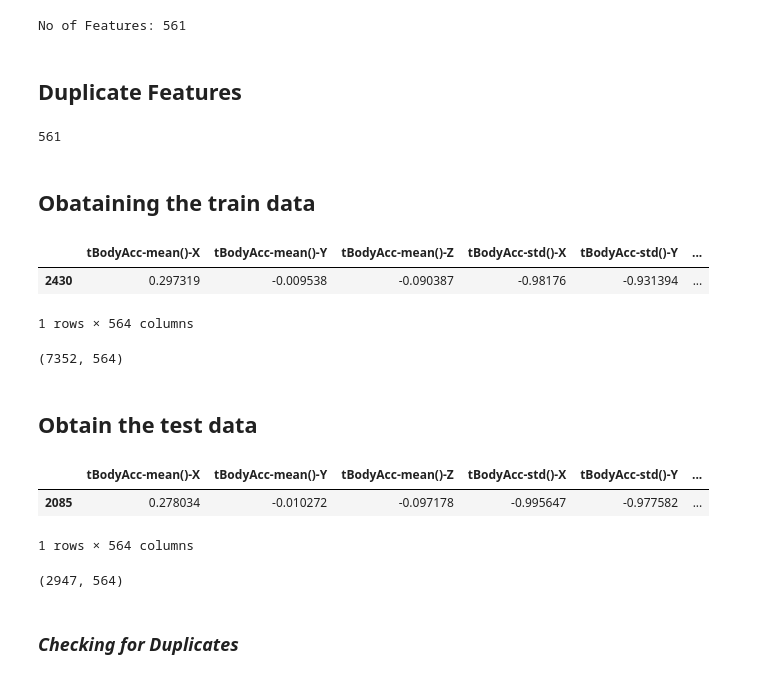
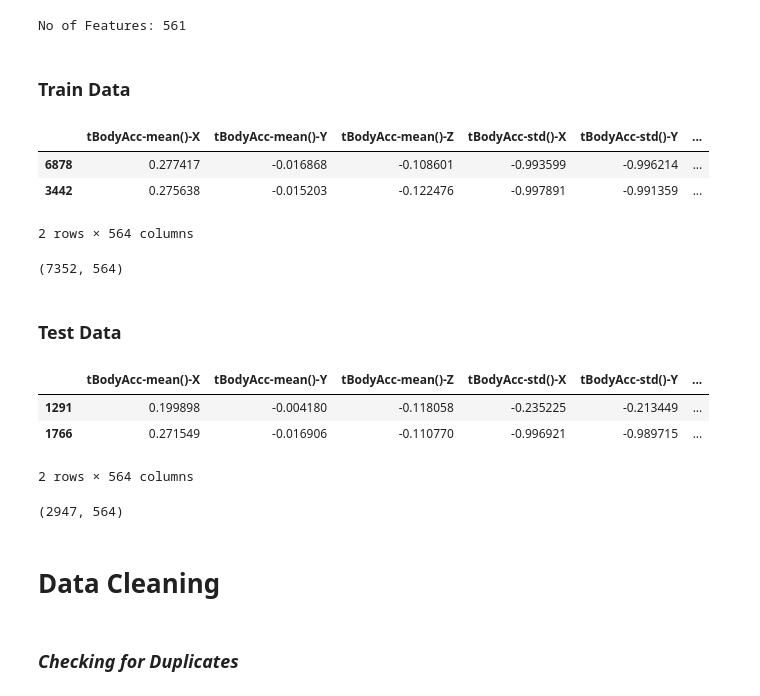
Before and after one commit to Aniket-tempest/HAR-EmployeeIdentification, a Jupyter notebook: HAR_DataPrep.ipynb, the cells around one changed output. Cells and saved outputs as stored; diff of their text form; code cells hidden in the pictures.

```diff
--- a/HAR_DataPrep.ipynb
+++ b/HAR_DataPrep.ipynb
@@ -20,55 +31,38 @@ with open('drive/MyDrive/UCI HAR Dataset/features.txt') as f:
 # %% [output]
 No of Features: 561
-# %% [markdown]
-## Duplicate Features
-# %%
-seen = set()
-uniq_features = []
-for idx, x in enumerate(features):
-    if x not in seen:
-        uniq_features.append(x)
-        seen.add(x)
-    elif x + 'n' not in seen:
-        uniq_features.append(x + 'n')
-        seen.add(x + 'n')
-    else:
-        uniq_features.append(x + 'nn')
-        seen.add(x + 'nn')
-len(uniq_features)
-# %% [output]
-561
-# %% [markdown]
-## Obataining the train data
+# %% [markdown]
+### Train Data
 # %%
 # get the data from txt files to pandas dataffame
-X_train = pd.read_csv('drive/MyDrive/UCI HAR Dataset/train/X_train.txt', delim_whitespace=True, header=None, names=uniq_features)
-
-# # add subject column to the dataframe
+X_train = pd.read_csv('drive/MyDrive/UCI HAR Dataset/train/X_train.txt', delim_whitespace=True, header=None)
+X_train.columns = [features]
+# add subject column to the dataframe
 X_train['subject'] = pd.read_csv('drive/MyDrive/UCI HAR Dataset/train/subject_train.txt', header=None, squeeze=True)
 
 y_train = pd.read_csv('drive/MyDrive/UCI HAR Dataset/train/y_train.txt', names=['Activity'], squeeze=True)
 y_train_labels = y_train.map({1: 'WALKING', 2:'WALKING_UPSTAIRS',3:'WALKING_DOWNSTAIRS',\
                        4:'SITTING', 5:'STANDING',6:'LAYING'})
 
-# # put all columns in a single dataframe
+# put all columns in a single dataframe
 train = X_train
 train['Activity'] = y_train
 train['ActivityName'] = y_train_labels
-train.sample()
+train.sample(2)
 # %% [output]
 |  | tBodyAcc-mean()-X | tBodyAcc-mean()-Y | tBodyAcc-mean()-Z | tBodyAcc-std()-X | tBodyAcc-std()-Y | ... |
-| 2430 | 0.297319 | -0.009538 | -0.090387 | -0.98176 | -0.931394 | ... |
+| 6878 | 0.277417 | -0.016868 | -0.108601 | -0.993599 | -0.996214 | ... |
+| 3442 | 0.275638 | -0.015203 | -0.122476 | -0.997891 | -0.991359 | ... |
-1 rows × 564 columns
+2 rows × 564 columns
 # %%
 train.shape
 # %% [output]
 (7352, 564)
-# %% [markdown]
-## Obtain the test data
+# %% [markdown]
+### Test Data
 # %%
 # get the data from txt files to pandas dataffame
-X_test = pd.read_csv('drive/MyDrive/UCI HAR Dataset/test/X_test.txt', delim_whitespace=True, header=None, names=uniq_features)
-
+X_test = pd.read_csv('drive/MyDrive/UCI HAR Dataset/test/X_test.txt', delim_whitespace=True, header=None)
+X_test.columns = [features]
 # add subject column to the dataframe
 X_test['subject'] = pd.read_csv('drive/MyDrive/UCI HAR Dataset/test/subject_test.txt', header=None, squeeze=True)
 
@@ -82,15 +76,18 @@ y_test_labels = y_test.map({1: 'WALKING', 2:'WALKING_UPSTAIRS',3:'WALKING_DOWNST
 test = X_test
 test['Activity'] = y_test
 test['ActivityName'] = y_test_labels
-test.sample()
+test.sample(2)
 # %% [output]
 |  | tBodyAcc-mean()-X | tBodyAcc-mean()-Y | tBodyAcc-mean()-Z | tBodyAcc-std()-X | tBodyAcc-std()-Y | ... |
-| 2085 | 0.278034 | -0.010272 | -0.097178 | -0.995647 | -0.977582 | ... |
+| 1291 | 0.199898 | -0.004180 | -0.118058 | -0.235225 | -0.213449 | ... |
+| 1766 | 0.271549 | -0.016906 | -0.110770 | -0.996921 | -0.989715 | ... |
-1 rows × 564 columns
+2 rows × 564 columns
 # %%
 test.shape
 # %% [output]
 (2947, 564)
+# %% [markdown]
+# Data Cleaning
 # %% [markdown]
 ### *Checking for Duplicates*
 # %%
```
Also changed, not shown: parts of 24 cells of this notebook.
